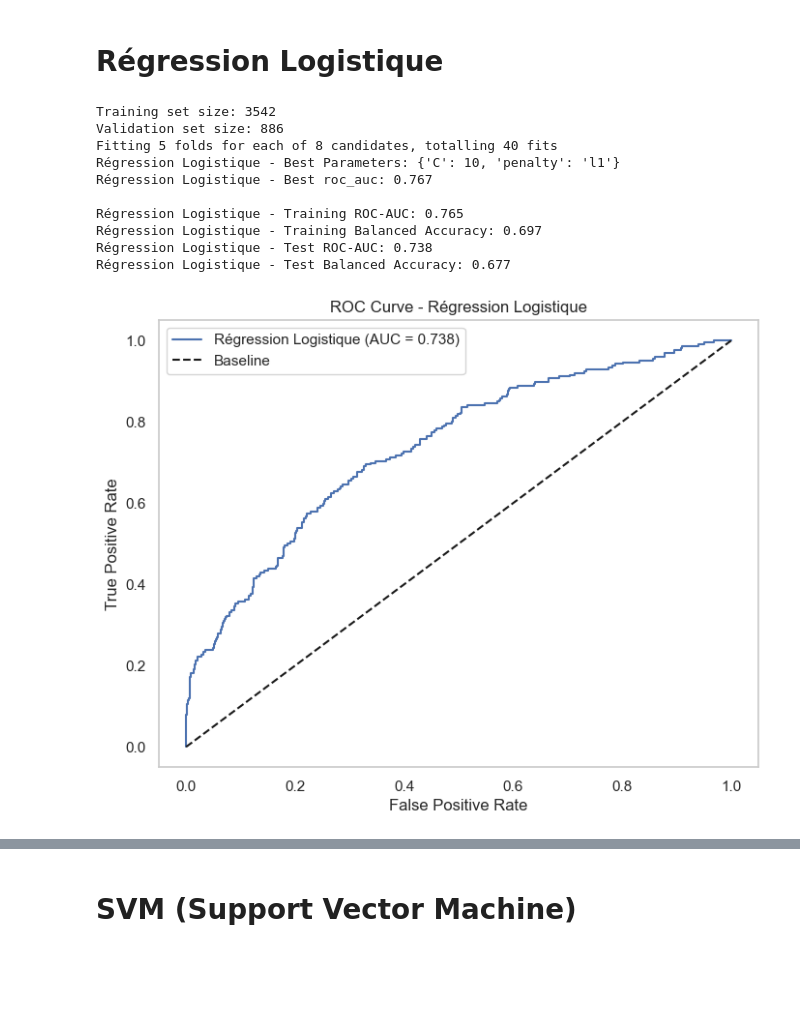
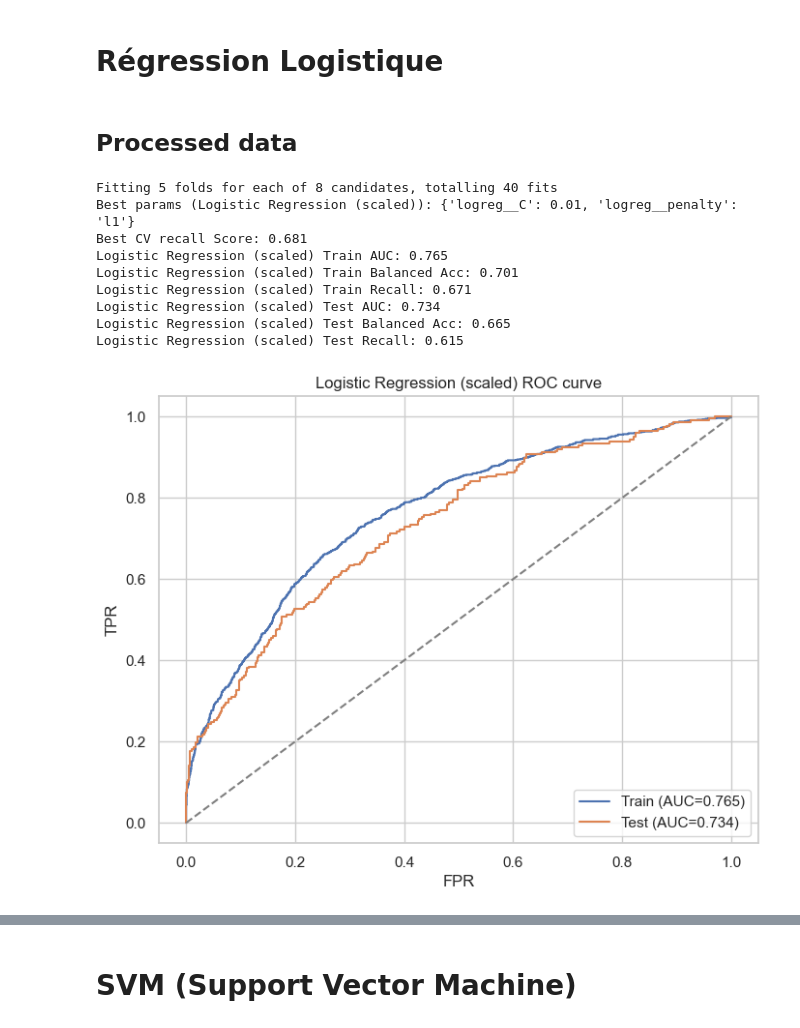
Before and after one commit to douboym/Projet-Scoring, a Jupyter notebook: analyse.ipynb, the cells around one changed output, grey strips where cells are left out. Saved outputs shown, nothing was run; the diff lists cells and outputs as text; code cells hidden in the pictures; blank space fills up the shorter version.

```diff
--- a/analyse.ipynb
+++ b/analyse.ipynb
@@ -1232,44 +1308,39 @@ Passing `palette` without assigning `hue` is deprecated and will be removed in v
 # %% [markdown]
 # Régression Logistique
-# %%
-# Définir le modèle
-log_clf = LogisticRegression(class_weight='balanced', random_state=42, solver='liblinear')
-
-# Définir la grille d'hyperparamètres
-param_grid_log = {
-    'C': [0.01, 0.1, 1, 10],        # Paramètre de régularisation
-    'penalty': ['l1', 'l2']         # Type de régularisation
-}
-
-# Appeler la fonction
-best_log, best_params_log, metrics_log = train_and_test_model(
-    X_train=X_train,
-    y_train=y_train,
-    X_test=X_test,
-    y_test=y_test,
-    model=log_clf,
-    param_grid=param_grid_log,
-    model_name="Régression Logistique",
-    scoring='roc_auc',
-    search_type='grid',  # Changer en 'random' pour RandomizedSearchCV
-    cv=5,
-    n_iter=100,
-    n_jobs=-1,
-    verbose=2,
-    plot=True
-)
-# %% [output]
-Training set size: 3542
-Validation set size: 886
-Fitting 5 folds for each of 8 candidates, totalling 40 fits
-Régression Logistique - Best Parameters: {'C': 10, 'penalty': 'l1'}
-Régression Logistique - Best roc_auc: 0.767
-
-Régression Logistique - Training ROC-AUC: 0.765
-Régression Logistique - Training Balanced Accuracy: 0.697
-Régression Logistique - Test ROC-AUC: 0.738
-Régression Logistique - Test Balanced Accuracy: 0.677
-[figure, removed]
+# %% [markdown]
+## Processed data
+# %%
+pipe_log = Pipeline([
+    ("scaler", StandardScaler()),
+    ("logreg", LogisticRegression(class_weight="balanced", solver="liblinear", random_state=42))
+])
+
+param_grid_log = {
+    "logreg__C": [0.01, 0.1, 1, 10],
+    "logreg__penalty": ["l1", "l2"],
+}
+
+best_log = train_test_with_cv(
+    model=pipe_log,
+    param_grid=param_grid_log,
+    X_train=X_train,
+    y_train=y_train,
+    X_test=X_test,
+    y_test=y_test,
+    model_name="Logistic Regression (scaled)",
+    scoring="recall",
+)
+# %% [output]
+Fitting 5 folds for each of 8 candidates, totalling 40 fits
+Best params (Logistic Regression (scaled)): {'logreg__C': 0.01, 'logreg__penalty': 'l1'}
+Best CV recall Score: 0.681
+Logistic Regression (scaled) Train AUC: 0.765
+Logistic Regression (scaled) Train Balanced Acc: 0.701
+Logistic Regression (scaled) Train Recall: 0.671
+Logistic Regression (scaled) Test AUC: 0.734
+Logistic Regression (scaled) Test Balanced Acc: 0.665
+Logistic Regression (scaled) Test Recall: 0.615
+[figure, added]
 # %%
 features_importances_model(best_log, X_train, y_train, X.columns, len(X.columns), True)
 # %% [output]
```
Also changed, not shown: parts of 35 cells of this notebook, 12 other files.
